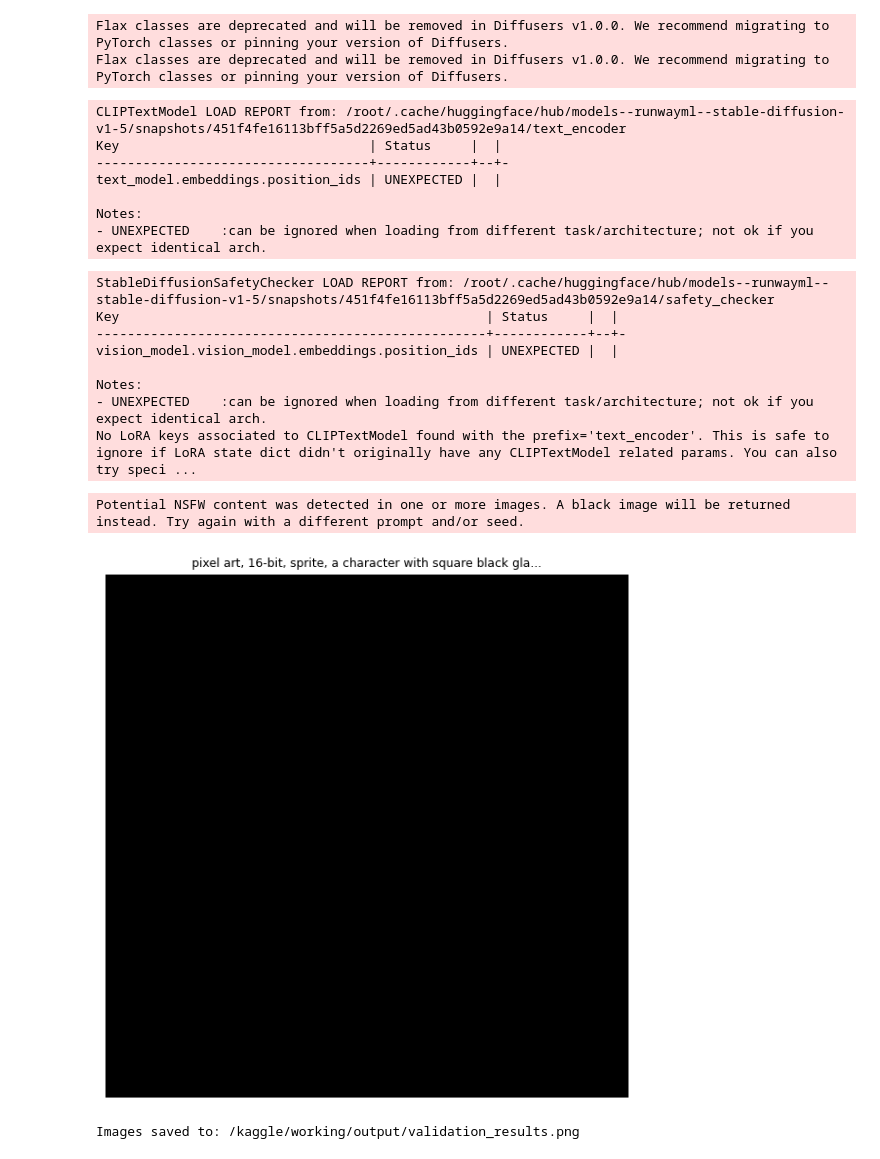
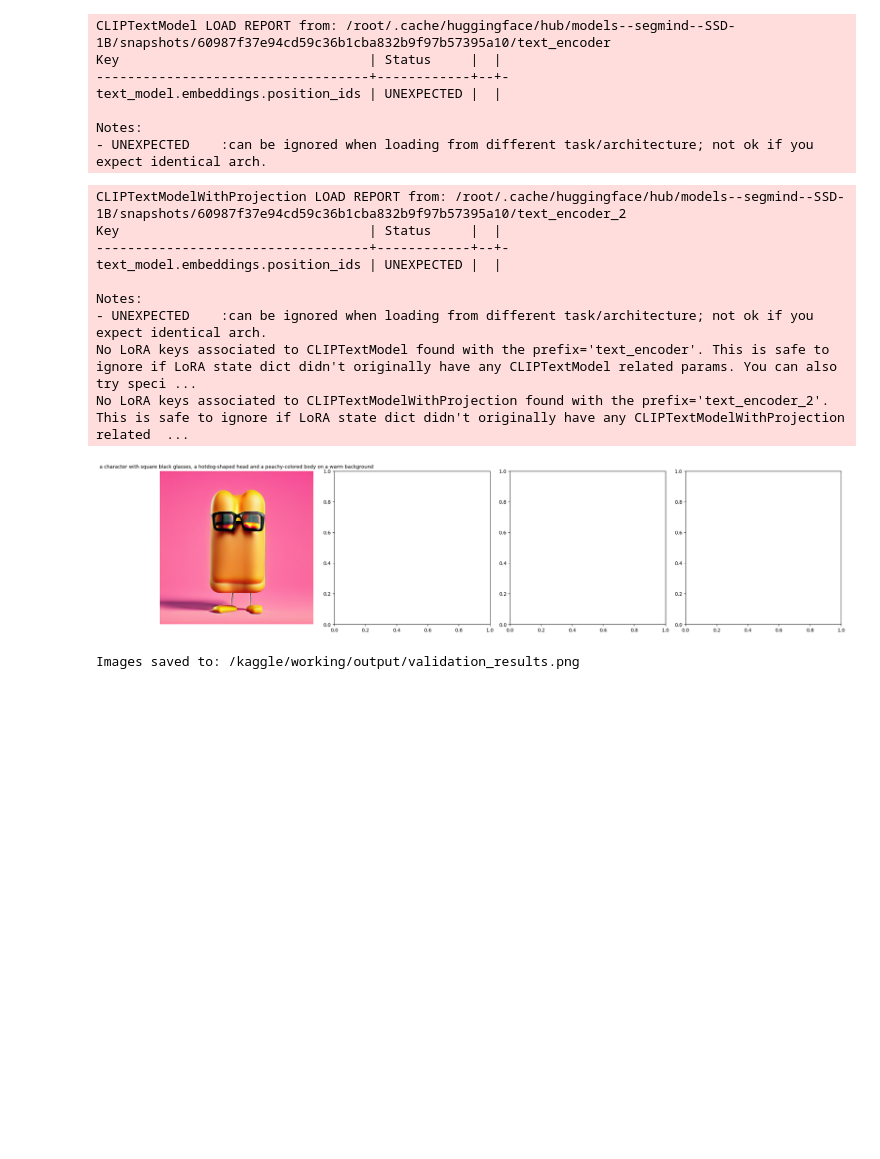
Before and after one commit to Iftekhar-Mahi/CSE-330-ML, a Jupyter notebook: Court_Of_Owls_HG.ipynb, the cells around one changed output. Drawn from its saved outputs; the diff is of its cells as text; code cells hidden in the pictures; blank space fills up the shorter version.

```diff
--- a/Court_Of_Owls_HG.ipynb
+++ b/Court_Of_Owls_HG.ipynb
@@ -184,85 +179,65 @@ Loading weights
 # %%
 import torch
-from diffusers import StableDiffusionPipeline
+from diffusers import DiffusionPipeline
 import matplotlib.pyplot as plt
 import os
 
-# Load SD 1.5 base model
-# safety_checker=None disables the NSFW filter that causes black images
-pipe = StableDiffusionPipeline.from_pretrained(
-    "runwayml/stable-diffusion-v1-5",
+# Load the base model
+pipe = DiffusionPipeline.from_pretrained(
+    "segmind/SSD-1B",
     torch_dtype=torch.float16,
-    safety_checker=None,
-    requires_safety_checker=False,
+    variant="fp16"
 )
 pipe.to("cuda")
 
 # Load your trained LoRA weights
-lora_path = "/kaggle/working/court_of_owls_lora_sd15/pytorch_lora_weights.safetensors"
-if os.path.exists(lora_path):
-    pipe.load_lora_weights(lora_path)
-    print("LoRA weights loaded successfully.")
-else:
-    print(f"WARNING: LoRA file not found at {lora_path}")
-    print("Files in output dir:")
-    out_dir = "/kaggle/working/court_of_owls_lora_sd15"
-    if os.path.exists(out_dir):
-        for f in os.listdir(out_dir):
-            print(f"  {f}")
-    else:
-        print("  Output directory does not exist!")
+pipe.load_lora_weights("/kaggle/working/court_of_owls_lora_plan_b/pytorch_lora_weights.safetensors")
 
 # Generate test images
 prompts = [
-    "pixel art, 16-bit, sprite, a character with square black glasses, a hotdog-shaped head and a peachy-colored body on a warm background"
+"a character with square black glasses, a hotdog-shaped head and a peachy-colored body on a warm background"
 ]
 
 images = []
 for prompt in prompts:
     image = pipe(
         prompt=prompt,
-        num_inference_steps=30,
+        num_inference_steps=25,
         guidance_scale=7.5,
-        height=512,
-        width=512,
         generator=torch.Generator("cuda").manual_seed(42)
     ).images[0]
     images.append(image)
 
 # Display results
-fig, axes = plt.subplots(1, len(images), figsize=(6 * len(images), 6))
-if len(images) == 1:
-    axes = [axes]
+fig, axes = plt.subplots(1, 4, figsize=(20, 5))
 for ax, img, prompt in zip(axes, images, prompts):
     ax.imshow(img)
-    ax.set_title(prompt[:60] + "...", fontsize=9)
+    ax.set_title(prompt, fontsize=10)
     ax.axis('off')
 plt.tight_layout()
 
-# Save output
+# Create output directory and save
 os.makedirs("/kaggle/working/output", exist_ok=True)
 plt.savefig("/kaggle/working/output/validation_results.png")
 plt.show()
 
 print("Images saved to: /kaggle/working/output/validation_results.png")
 # %% [output]
-Flax classes are deprecated and will be removed in Diffusers v1.0.0. We recommend migrating to PyTorch classes or pinning your version of Diffusers.
-Flax classes are deprecated and will be removed in Diffusers v1.0.0. We recommend migrating to PyTorch classes or pinning your version of Diffusers.
+CLIPTextModel LOAD REPORT from: /root/.cache/huggingface/hub/models--segmind--SSD-1B/snapshots/60987f37e94cd59c36b1cba832b9f97b57395a10/text_encoder
+Key                                | Status     |  |
+-----------------------------------+------------+--+-
+text_model.embeddings.position_ids | UNEXPECTED |  |
+
+Notes:
+- UNEXPECTED    :can be ignored when loading from different task/architecture; not ok if you expect identical arch.
-CLIPTextModel LOAD REPORT from: /root/.cache/huggingface/hub/models--runwayml--stable-diffusion-v1-5/snapshots/451f4fe16113bff5a5d2269ed5ad43b0592e9a14/text_encoder
+CLIPTextModelWithProjection LOAD REPORT from: /root/.cache/huggingface/hub/models--segmind--SSD-1B/snapshots/60987f37e94cd59c36b1cba832b9f97b57395a10/text_encoder_2
 Key                                | Status     |  |
 -----------------------------------+------------+--+-
 text_model.embeddings.position_ids | UNEXPECTED |  |
 
 Notes:
 - UNEXPECTED    :can be ignored when loading from different task/architecture; not ok if you expect identical arch.
+No LoRA keys associated to CLIPTextModel found with the prefix='text_encoder'. This is safe to ignore if LoRA state dict didn't originally have any CLIPTextModel related params. You can also try speci ...
+No LoRA keys associated to CLIPTextModelWithProjection found with the prefix='text_encoder_2'. This is safe to ignore if LoRA state dict didn't originally have any CLIPTextModelWithProjection related  ...
+[figure, new version]
-StableDiffusionSafetyChecker LOAD REPORT from: /root/.cache/huggingface/hub/models--runwayml--stable-diffusion-v1-5/snapshots/451f4fe16113bff5a5d2269ed5ad43b0592e9a14/safety_checker
-Key                                               | Status     |  |
---------------------------------------------------+------------+--+-
-vision_model.vision_model.embeddings.position_ids | UNEXPECTED |  |
-
-Notes:
-- UNEXPECTED    :can be ignored when loading from different task/architecture; not ok if you expect identical arch.
-No LoRA keys associated to CLIPTextModel found with the prefix='text_encoder'. This is safe to ignore if LoRA state dict didn't originally have any CLIPTextModel related params. You can also try speci ...
+Images saved to: /kaggle/working/output/validation_results.png
-Potential NSFW content was detected in one or more images. A black image will be returned instead. Try again with a different prompt and/or seed.
-[figure, old version]
-Images saved to: /kaggle/working/output/validation_results.png
```
Also changed, not shown: parts of 6 cells of this notebook.
